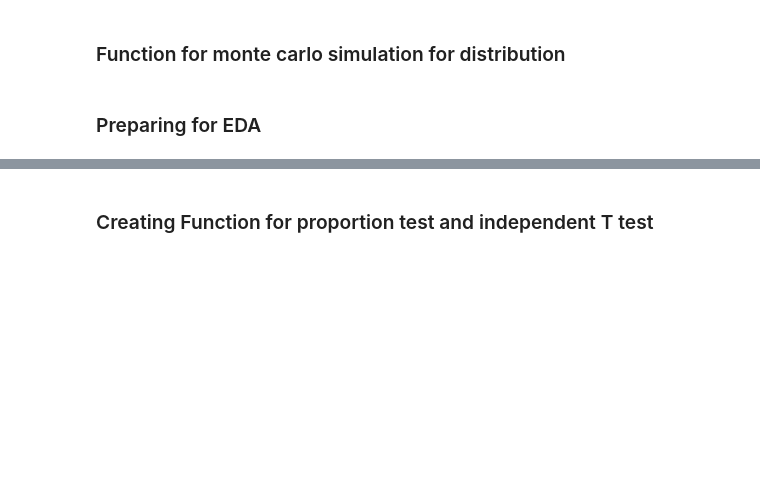
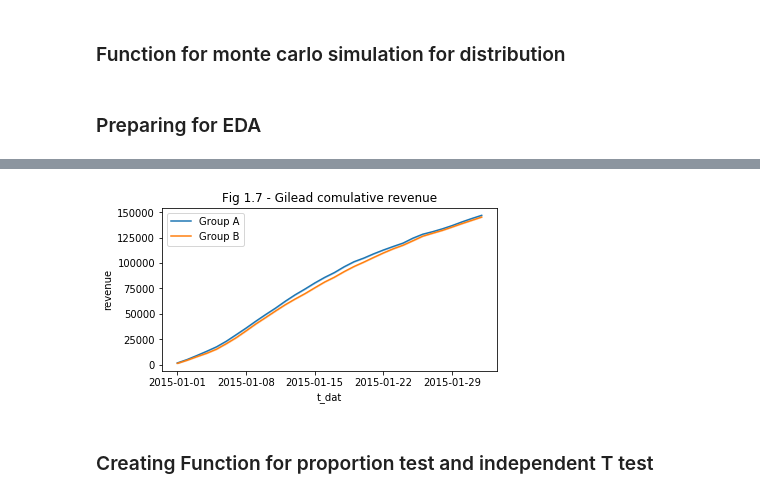
Before and after one commit to Ravi339/Statistics, a Jupyter notebook: H&M.ipynb, the cells around one changed output, grey strips where cells are left out. Saved outputs shown, nothing was run; the diff lists cells and outputs as text; code cells hidden in the pictures; blank space fills up the shorter version.

```diff
--- a/H&M.ipynb
+++ b/H&M.ipynb
@@ -213,3 +301,21 @@ plt.show()
+# %%
+Atlantis_df
+Gilead_df
+Oceania_df
+
+group_A = Gilead_df[Gilead_df['Treatment_Group'] == 'Group A']
+group_B = Gilead_df[Gilead_df['Treatment_Group'] == 'Group B']
+# plot for comulative revenue over the times in the respective groups
+# obns_a = A_group_df.shape[0]
+# obns_b = B_group_df.shape[0]
+
+fig, ax = plt.subplots(figsize=(6,3))
+g1 = sns.lineplot(x= group_A['t_dat'], y= group_A['revenue'].cumsum(),label = "Group A")
+g1 = sns.lineplot(x= group_B['t_dat'], y= group_B['revenue'].cumsum(),label ="Group B")
+g1.set_title('Fig 1.7 - Gilead comulative revenue')
+plt.show()
+# %% [output]
+[figure, added]
 # %% [markdown]
 <h3> Creating Function for proportion test and independent T test
 # %%
```
Also changed, not shown: parts of 9 cells of this notebook.
